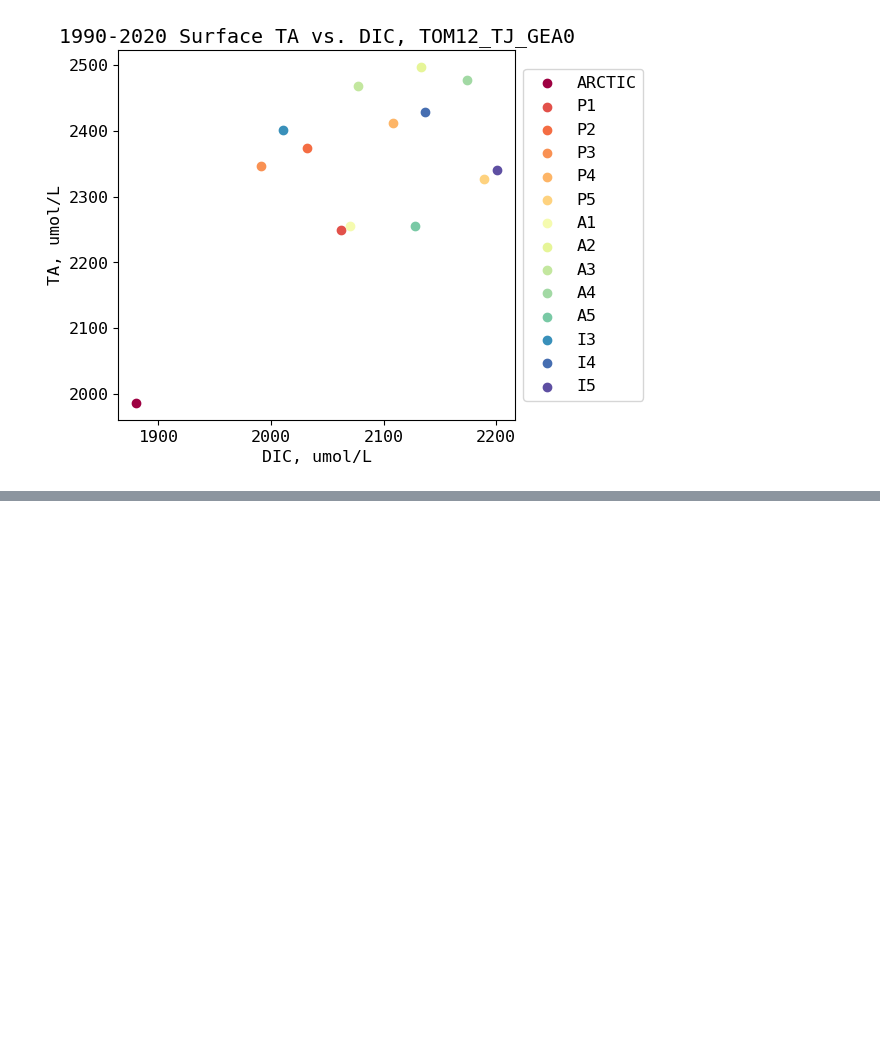
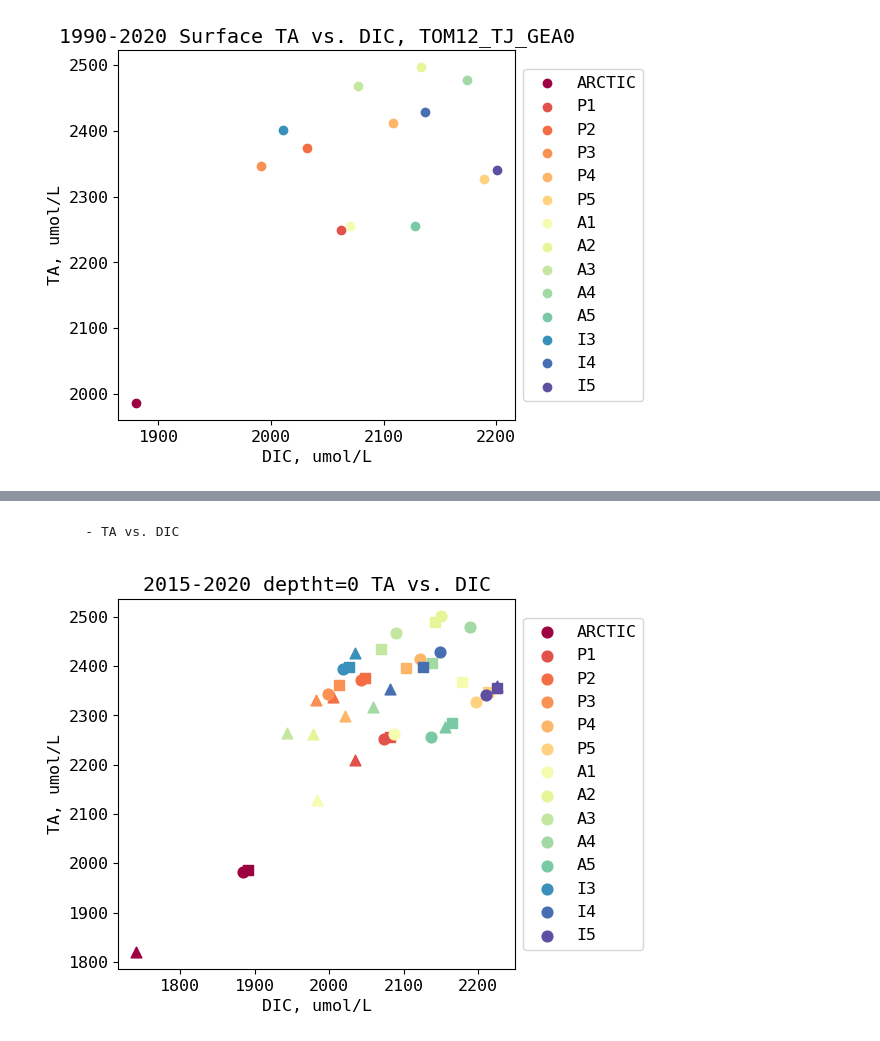
Before and after one commit to biu23/Carbonate_Chemistry_Models, a Jupyter notebook: test_script/region_mask.ipynb, the cells around one changed output, grey strips where cells are left out. Saved outputs shown, nothing was run; the diff lists cells and outputs as text; code cells hidden in the pictures; blank space fills up the shorter version.

```diff
--- a/test_script/region_mask.ipynb
+++ b/test_script/region_mask.ipynb
@@ -180,0 +191,4 @@ plt.show()
+# %%
+mean_masks = np.zeros([len(regs), 149, 182])
+for i, reg in enumerate(regs):
+    mean_masks[i][maskno == regdict[reg]['number']] = 1
@@ -180,0 +226,51 @@ plt.show()
+# %%
+import matplotlib
+cmap = matplotlib.cm.get_cmap('Spectral')
+norm = matplotlib.colors.Normalize(vmin=0.5, vmax=4)
+
+import matplotlib.lines as mlines
+from matplotlib.legend import Legend
+# %% [markdown]
+        - TA vs. DIC
+# %%
+
+fig = plt.figure()
+ax = plt.subplot(111)
+msize = 60
+# modlist = ['TOM12_TJ_GEA0', 'TOM12_DW_GA01','TOM12_DW_WE43']
+# marker = ['o','^','s']
+# for m, modam in enumerate(modlist):
+
+for j, reg in enumerate(regs):
+    plt.scatter(data_mapping['TOM12_TJ_GEA0']['DIC_total_mean'][j] * 1e6,
+                data_mapping['TOM12_TJ_GEA0']['TA_total_mean'][j] * 1e6,
+                marker= 'o' , s=msize,color=cmap(norm(regdict[reg]['number'])), label = f'{reg}')
+    plt.scatter(data_mapping['TOM12_DW_GA01']['DIC_total_mean'][j] * 1e6,
+                data_mapping['TOM12_DW_GA01']['TA_total_mean'][j] * 1e6,
+                marker= '^' , s=msize,color=cmap(norm(regdict[reg]['number']))) #label = f'{reg}'
+    plt.scatter(data_mapping['TOM12_DW_WE43']['DIC_total_mean'][j] * 1e6,
+                data_mapping['TOM12_DW_WE43']['TA_total_mean'][j] * 1e6,
+                marker= 's' ,s=msize, color=cmap(norm(regdict[reg]['number']))) #label = f'{reg}'
+
+plt.title(f'{yrst}-{yrend} deptht={depth} TA vs. DIC')
+
+plt.xlabel('DIC, umol/L')
+plt.ylabel('TA, umol/L')
+
+# legend
+box = ax.get_position()
+ax.set_position([box.x0, box.y0, box.width * 0.8, box.height]) # Shrink current axis by 20%
+ax.legend(loc='center left', bbox_to_anchor=(1, 0.5)) # Put a legend to the right of the current axis
+
+# curcle = mlines.Line2D([], [], color='k', marker='o', linestyle='None',
+#                           markersize=10, label='TOM12_TJ_GEA0')
+# triangle = mlines.Line2D([], [], color='k', marker='^', linestyle='None',
+#                           markersize=10, label='TOM12_DW_GA01')
+# square = mlines.Line2D([], [], color='k', marker='s', linestyle='None',
+#                           markersize=10, label='TOM12_DW_WE43')
+# plt.legend(handles=[curcle, triangle,square],loc='lower right', frameon=False)
+# ax.add_artist(leg)
+
+plt.show()
+# %% [output]
+[figure, added]
```
Also changed, not shown: parts of 12 cells of this notebook.
